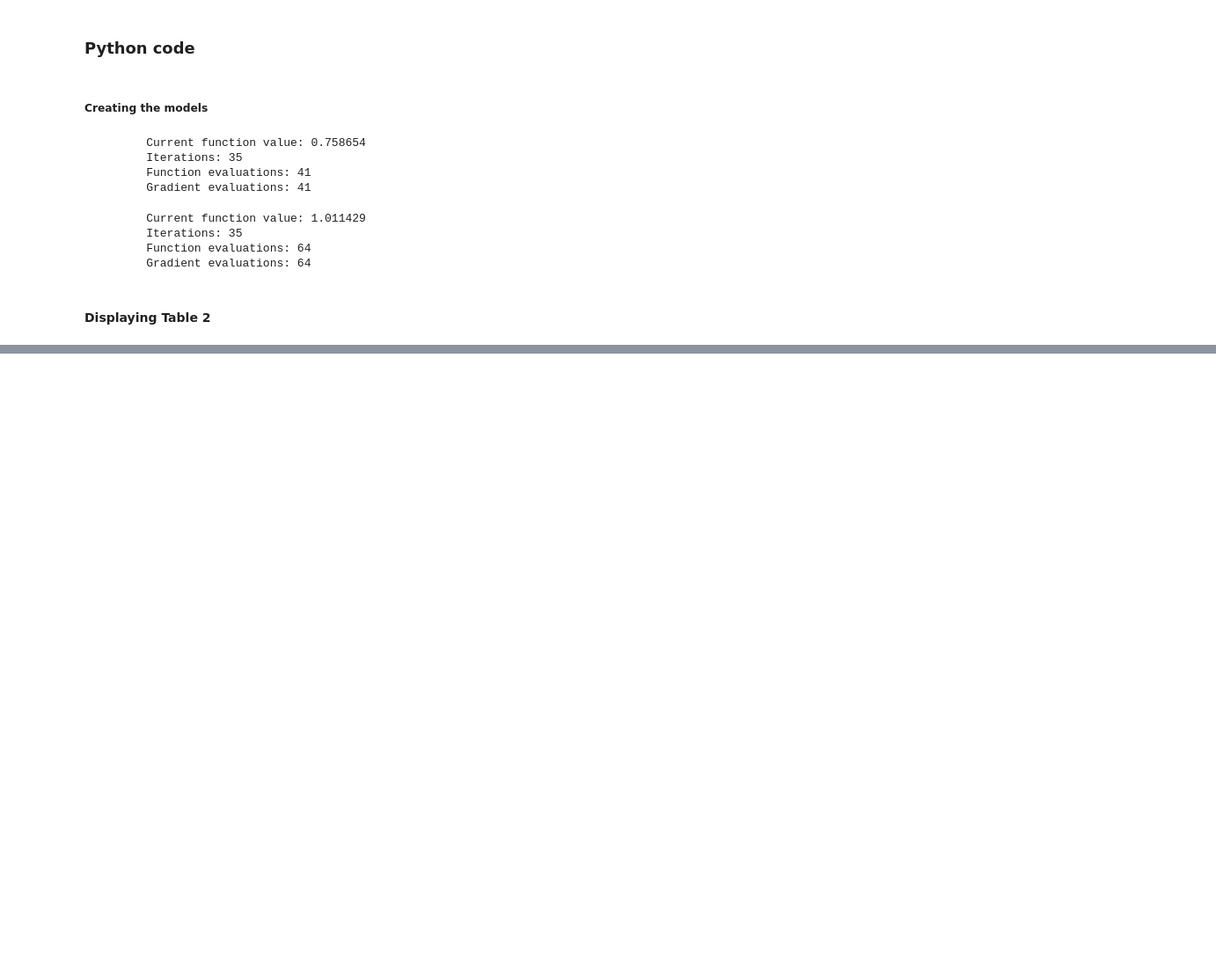
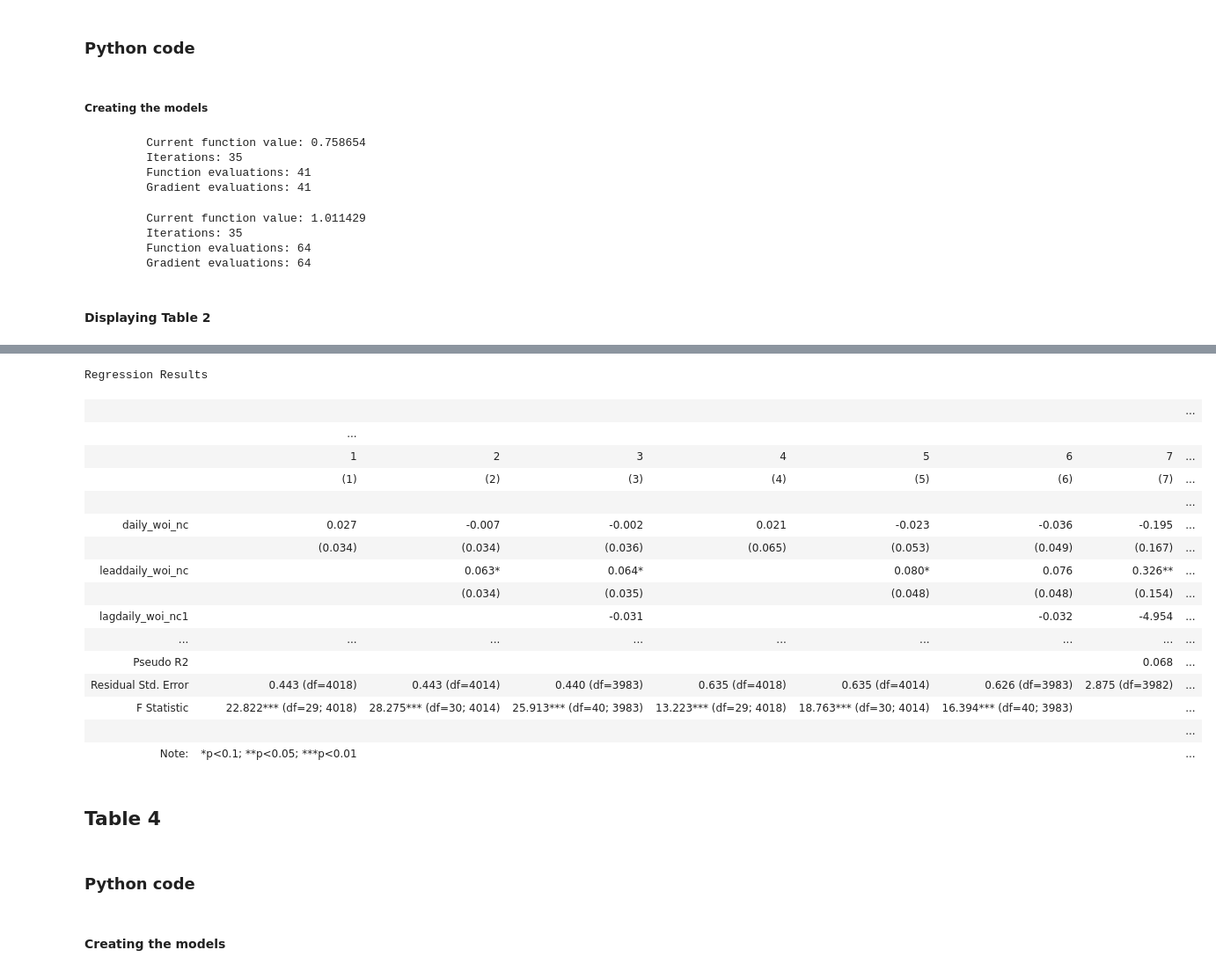
Before and after one commit to Udzf/Israel-Palestine, a Jupyter notebook: Econ.ipynb, the cells around one changed output, grey strips where cells are left out. Shown: that part at 88% size. Drawn from its saved outputs; the diff is of its cells as text; code cells hidden in the pictures; blank space fills up the shorter version.

```diff
--- a/Econ.ipynb
+++ b/Econ.ipynb
@@ -416,0 +742,27 @@ Regression Results
+# %%
+# Copy and filter relevant columns
+data_table_3 = replication_file1.copy()
+relevant_columns = ['lnvic','occurrence', 'daily_woi_nc', 'leaddaily_woi_nc', "occurrence_pal_1",
+                    "occurrence_pal_2_7", "occurrence_pal_8_14", 'month', 'year',
+                    'dow', 'monthyear', 'gaza_war', 'lagdaily_woi_nc']
+
+data_table_3 = data_table_3[relevant_columns]
+
+# Filter rows where gaza_war == 0 and create a copy
+filtered_df = data_table_3[data_table_3['gaza_war'] == 0].copy()
+
+# Add lagged variables
+for lag in range(1, 8):  # Lag from 1 to 7
+    filtered_df[f'lagdaily_woi_nc{lag}'] = filtered_df['daily_woi_nc'].shift(lag)
+
+# Drop rows with NaN values after creating lagged variables
+filtered_df = filtered_df.dropna()
+
+# Define the formula for the regression
+formula = ("lnvic ~ daily_woi_nc + leaddaily_woi_nc + lagdaily_woi_nc1 + lagdaily_woi_nc2 + "
+           "lagdaily_woi_nc3 + lagdaily_woi_nc4 + lagdaily_woi_nc5 + lagdaily_woi_nc6 + lagdaily_woi_nc7 + "
+           "occurrence_pal_1 + occurrence_pal_2_7 + occurrence_pal_8_14 + "
+           "C(month) + C(year) + C(dow)")
+
+# Prepare the design matrices for sm.OLS
+model_6_nc = smf.ols(formula=formula, data=filtered_df).fit(cov_type='HAC', cov_kwds={'maxlags': 7})
@@ -416,0 +854,34 @@ Regression Results
+# %%
+# @title ##### Regression Table 3 (uncorrected news pressure)
+stargazer = Stargazer([model_1_nc, model_2_nc, model_3_nc, model_4_nc, model_5_nc, model_6_nc, model_7_nc])
+
+# Customize the output as needed
+stargazer.title("Regression Results")
+stargazer.covariate_order(['daily_woi_nc', 'leaddaily_woi_nc', 'lagdaily_woi_nc1', 'occurrence_pal_1', 'occurrence_pal_2_7', 'occurrence_pal_8_14'])
+stargazer.custom_columns(["1", "2", "3", "4", "5", "6", "7"], [1, 1, 1, 1 ,1, 1, 1])
+
+stargazer
+# %% [output]
+Regression Results
+|  |  |  |  |  |  |  |  | ... |
+|  | ... |
+|  | 1 | 2 | 3 | 4 | 5 | 6 | 7 | ... |
+|  | (1) | (2) | (3) | (4) | (5) | (6) | (7) | ... |
+|  |  |  |  |  |  |  |  | ... |
+| daily_woi_nc | 0.027 | -0.007 | -0.002 | 0.021 | -0.023 | -0.036 | -0.195 | ... |
+|  | (0.034) | (0.034) | (0.036) | (0.065) | (0.053) | (0.049) | (0.167) | ... |
+| leaddaily_woi_nc |  | 0.063* | 0.064* |  | 0.080* | 0.076 | 0.326** | ... |
+|  |  | (0.034) | (0.035) |  | (0.048) | (0.048) | (0.154) | ... |
+| lagdaily_woi_nc1 |  |  | -0.031 |  |  | -0.032 | -4.954 | ... |
+| ... | ... | ... | ... | ... | ... | ... | ... | ... |
+| Pseudo R2 |  |  |  |  |  |  | 0.068 | ... |
+| Residual Std. Error | 0.443 (df=4018) | 0.443 (df=4014) | 0.440 (df=3983) | 0.635 (df=4018) | 0.635 (df=4014) | 0.626 (df=3983) | 2.875 (df=3982) | ... |
+| F Statistic | 22.822*** (df=29; 4018) | 28.275*** (df=30; 4014) | 25.913*** (df=40; 3983) | 13.223*** (df=29; 4018) | 18.763*** (df=30; 4014) | 16.394*** (df=40; 3983) |  | ... |
+|  |  |  |  |  |  |  |  | ... |
+| Note: | *p<0.1; **p<0.05; ***p<0.01 |  |  |  |  |  |  | ... |
+# %% [markdown]
+## Table 4
+# %% [markdown]
+### Python code
+# %% [markdown]
+#### Creating the models
```
Also changed, not shown: parts of 73 cells of this notebook.
